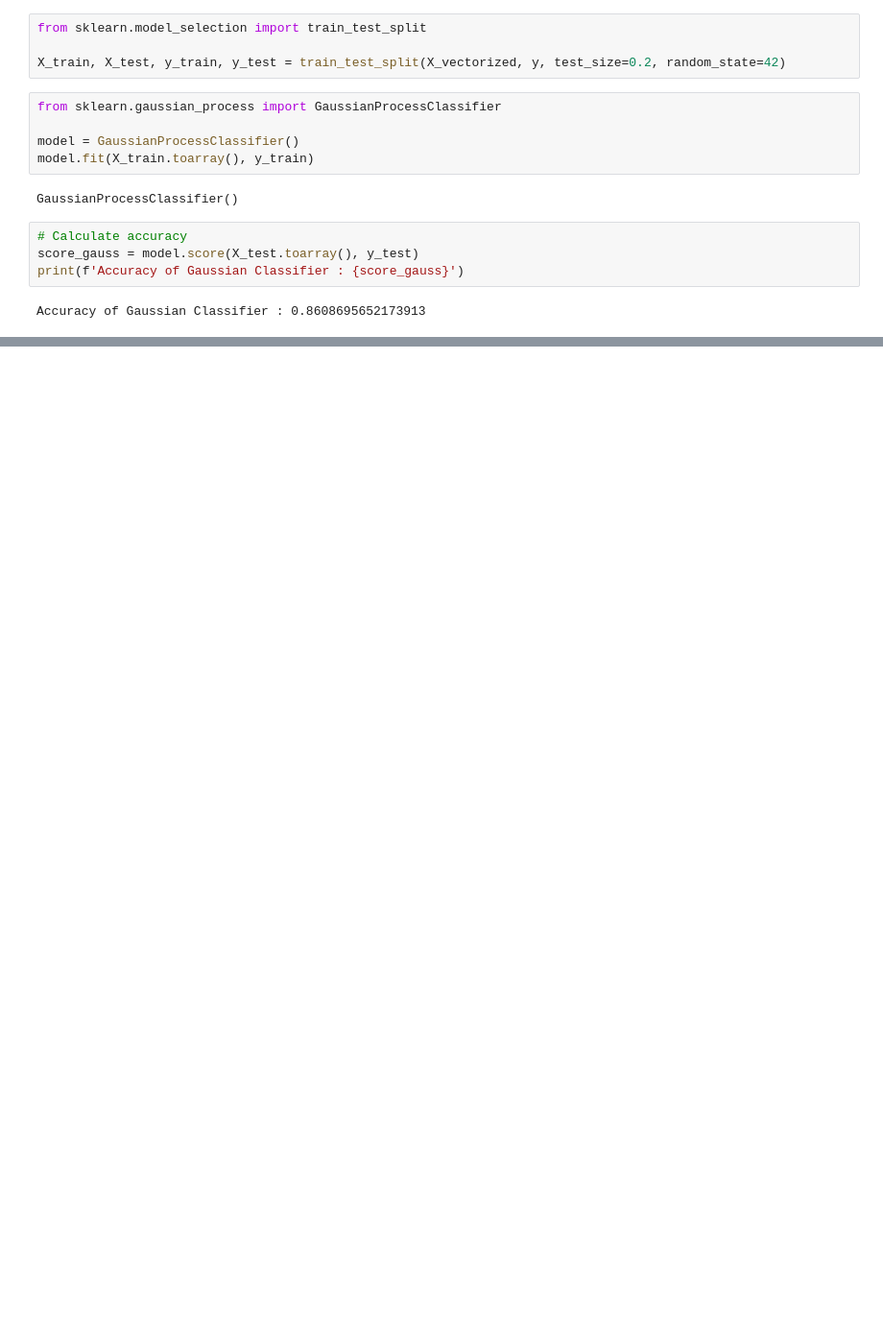
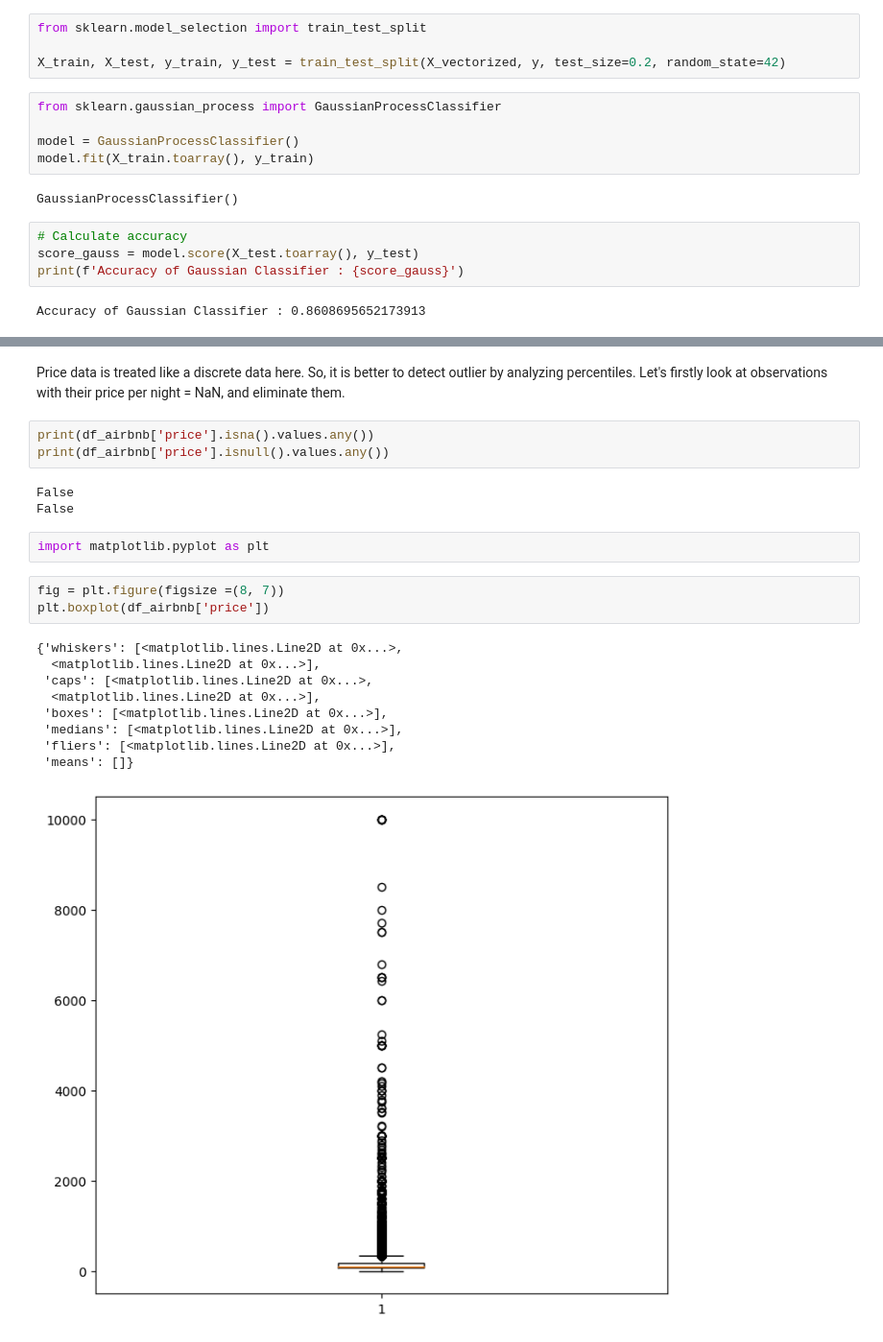
Before and after one commit to aaiml/CSCN8000-lab-submissions, a Jupyter notebook: students-submissions/8815048/Lab2.ipynb, the cells around one changed output, grey strips where cells are left out. Shown at 96% size. Saved outputs shown, nothing was run; the diff lists cells and outputs as text; blank space fills up the shorter version.

```diff
--- a/students-submissions/8815048/Lab2.ipynb
+++ b/students-submissions/8815048/Lab2.ipynb
@@ -174,0 +222,23 @@ df_airbnb = pd.read_csv('..\..\practical_labs\AB_NYC_2019.csv')
+# %% [markdown]
+Price data is treated like a discrete data here. So, it is better to detect outlier by analyzing percentiles. Let's firstly look at observations with their  price per night = NaN, and eliminate them.
+# %%
+print(df_airbnb['price'].isna().values.any())
+print(df_airbnb['price'].isnull().values.any())
+# %% [output]
+False
+False
+# %%
+import matplotlib.pyplot as plt
+# %%
+fig = plt.figure(figsize =(8, 7))
+plt.boxplot(df_airbnb['price'])
+# %% [output]
+{'whiskers': [<matplotlib.lines.Line2D at 0x...>,
+  <matplotlib.lines.Line2D at 0x...>],
+ 'caps': [<matplotlib.lines.Line2D at 0x...>,
+  <matplotlib.lines.Line2D at 0x...>],
+ 'boxes': [<matplotlib.lines.Line2D at 0x...>],
+ 'medians': [<matplotlib.lines.Line2D at 0x...>],
+ 'fliers': [<matplotlib.lines.Line2D at 0x...>],
+ 'means': []}
+[figure, added]
```
Also changed, not shown: parts of 43 cells of this notebook.
